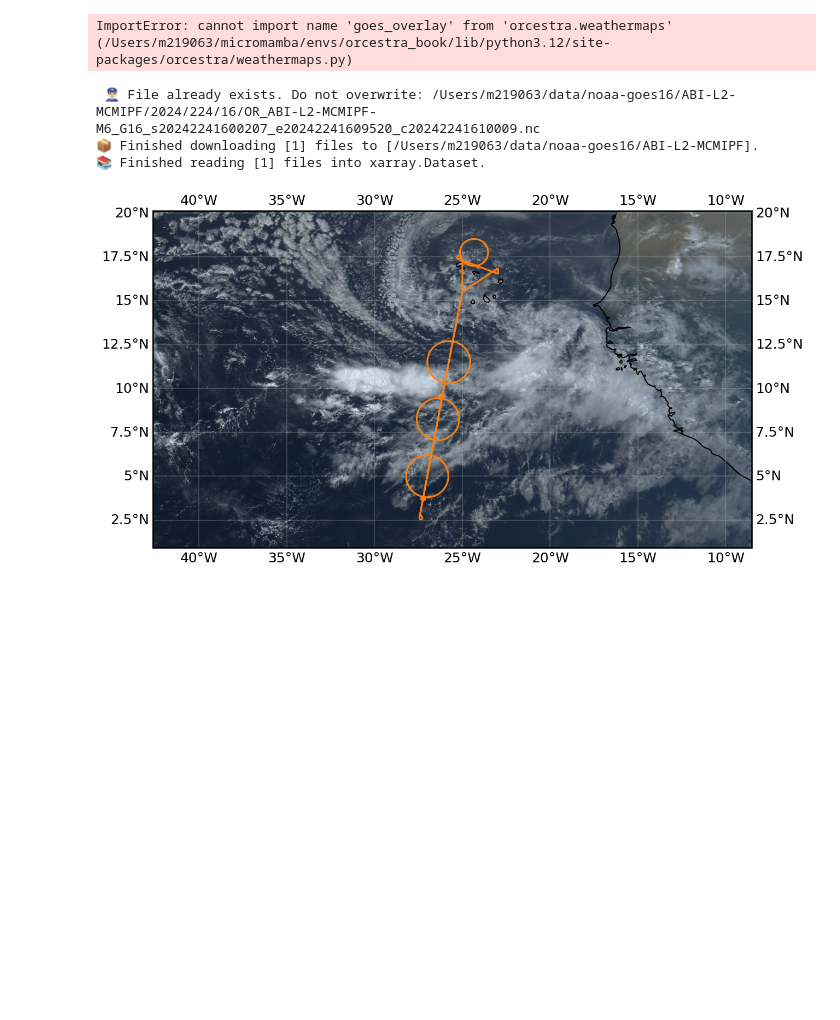
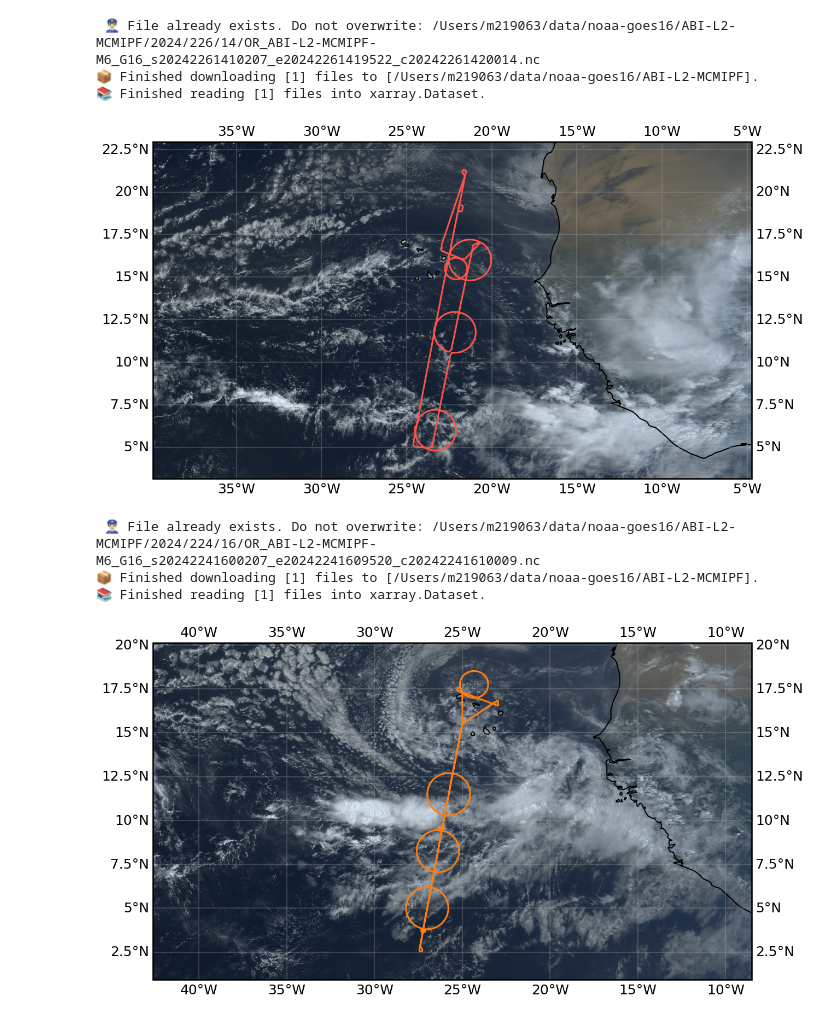
Before and after one commit to orcestra-campaign/flightplanning, a Jupyter notebook: notebooks/post_flight/goes-track.ipynb, the cells around one changed output. Cells and saved outputs as stored; diff of their text form; code cells hidden in the pictures; blank space fills up the shorter version.

Commit message:
corrected call to goes_overlay

```diff
--- a/notebooks/post_flight/goes-track.ipynb
+++ b/notebooks/post_flight/goes-track.ipynb
@@ -1,33 +1,36 @@
 # %%
 from orcestra.flightplan import  LatLon, path_preview
 from orcestra.weathermaps import goes_overlay
 import matplotlib.pyplot as plt
 import seaborn as sns
 import cartopy.crs as ccrs
 import xarray as xr
 
 sns.set_context("talk")
 
 flight_name = 'HALO-20240813a'
 flight_date = flight_name[5:9]+'-'+flight_name[9:11]+'-'+flight_name[11:13]
 tracks = xr.open_dataset('/Volumes/ORCESTRA/'+flight_name+'/bahamas/QL_'+flight_name+'_BAHAMAS_V01.nc')
 path   = LatLon(lat=tracks['IRS_LAT'], lon=tracks['IRS_LON'], label=flight_name)
 
 fig, ax = plt.subplots(
     figsize=(15, 8),
     facecolor='white',
     subplot_kw  ={"projection": ccrs.PlateCarree()}
 )
 
-path_preview(path,ax=ax)#,show_waypoints=False,color='#FF5349')
+path_preview(path,ax=ax,show_waypoints=False,color='#FF5349')
 
 # this can take some time depending on the network.  The downloaded image is cached, but the first time it can
 # take 15 min to download.  Thereafter the fetching and plotting of the cached data takes about 1 min
 #
-#goes_overlay(flight_date+'T14:15',ax)
+goes_overlay(flight_date+'T14:15',ax)
 #fig.savefig(flight_name+'-track.png',bbox_inches='tight')
 # %% [output]
-ImportError: cannot import name 'goes_overlay' from 'orcestra.weathermaps' (/Users/m219063/micromamba/envs/orcestra_book/lib/python3.12/site-packages/orcestra/weathermaps.py)
+ 👮🏻‍♂️ File already exists. Do not overwrite: /Users/m219063/data/noaa-goes16/ABI-L2-MCMIPF/2024/226/14/OR_ABI-L2-MCMIPF-M6_G16_s20242261410207_e20242261419522_c20242261420014.nc
+📦 Finished downloading [1] files to [/Users/m219063/data/noaa-goes16/ABI-L2-MCMIPF].
+📚 Finished reading [1] files into xarray.Dataset.
+[figure, added]
 # %%
 fig, ax = plt.subplots(
     figsize=(15, 8),
```
